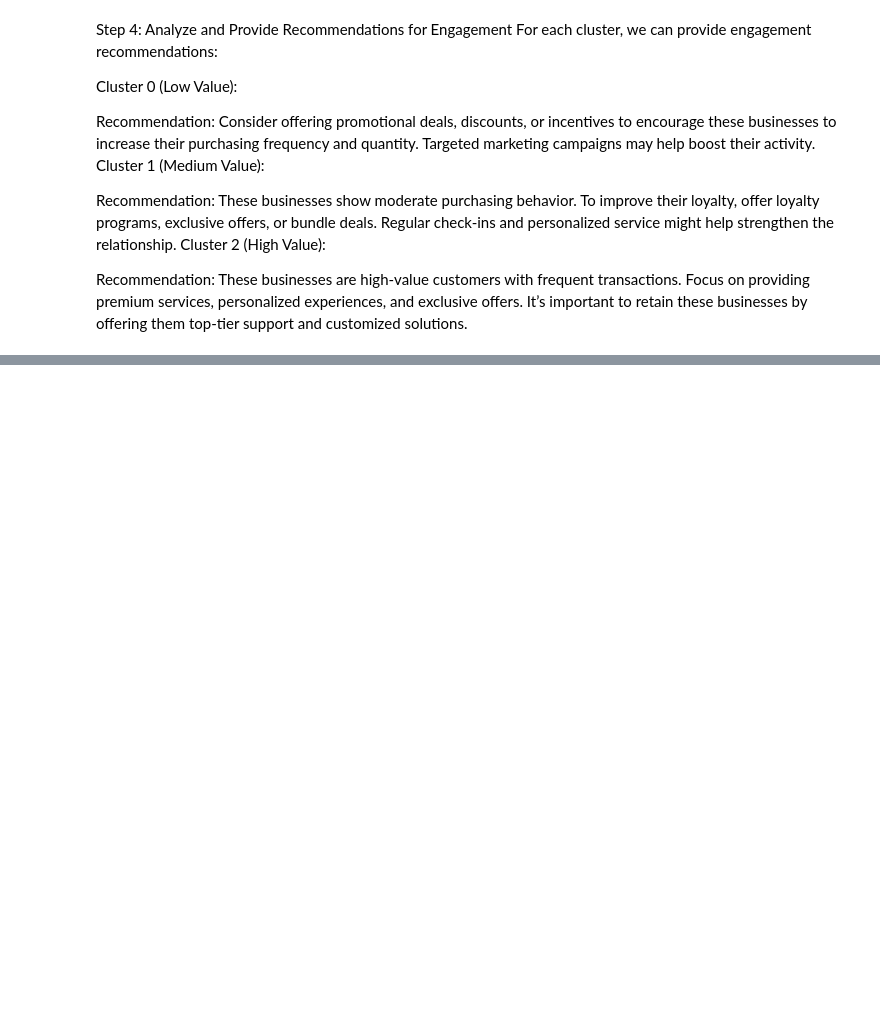
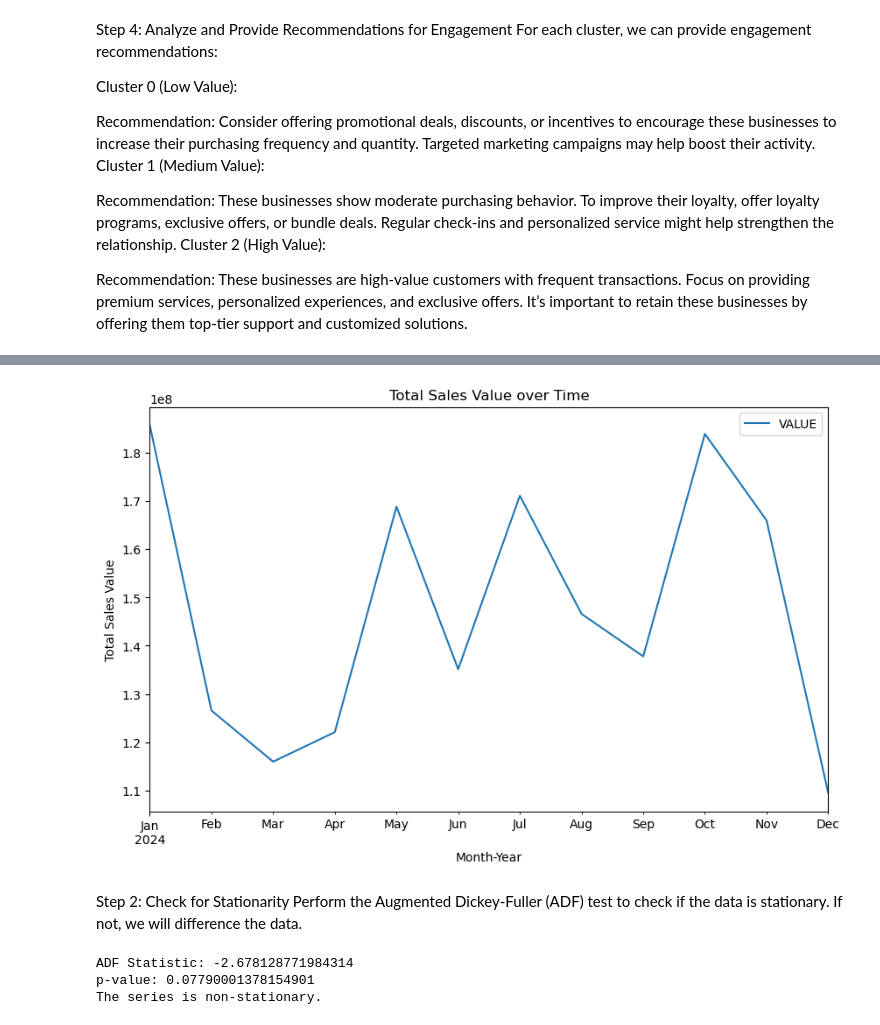
Before and after one commit to PaulMuniu/Kwanza-Tukule-Data-Analysis, a Jupyter notebook: Kwanza_Tukule.ipynb, the cells around one changed output, grey strips where cells are left out. Saved outputs shown, nothing was run; the diff lists cells and outputs as text; code cells hidden in the pictures; blank space fills up the shorter version.

Commit message:
Sales Forecasting

```diff
--- a/Kwanza_Tukule.ipynb
+++ b/Kwanza_Tukule.ipynb
@@ -608,0 +637,10 @@ Recommendation: These businesses are high-value customers with frequent transact
+# %%
+# Convert 'Month-Year' to datetime for time series analysis
+data['Month-Year'] = pd.to_datetime(data['Month-Year'], format='%B %Y')
+
+# Group the data by 'Month-Year' to get the total sales value (sum of 'VALUE')
+monthly_sales = data.groupby('Month-Year')['VALUE'].sum().reset_index()
+
+# Set 'Month-Year' as the index
+monthly_sales.set_index('Month-Year', inplace=True)
+monthly_sales.head()
@@ -608,0 +655,28 @@ Recommendation: These businesses are high-value customers with frequent transact
+# %%
+# Plot the total sales value over time
+monthly_sales.plot(figsize=(10, 6))
+plt.title('Total Sales Value over Time')
+plt.xlabel('Month-Year')
+plt.ylabel('Total Sales Value')
+plt.show()
+# %% [output]
+[figure, added]
+# %% [markdown]
+Step 2: Check for Stationarity
+Perform the Augmented Dickey-Fuller (ADF) test to check if the data is stationary. If not, we will difference the data.
+# %%
+def adf_test(series):
+    result = adfuller(series)
+    print(f'ADF Statistic: {result[0]}')
+    print(f'p-value: {result[1]}')
+    if result[1] <= 0.05:
+        print("The series is stationary.")
+    else:
+        print("The series is non-stationary.")
+
+# Perform ADF test on the 'VALUE' column
+adf_test(monthly_sales['VALUE'])
+# %% [output]
+ADF Statistic: -2.678128771984314
+p-value: 0.07790001378154901
+The series is non-stationary.
```
Also changed, not shown: parts of 12 cells of this notebook.
